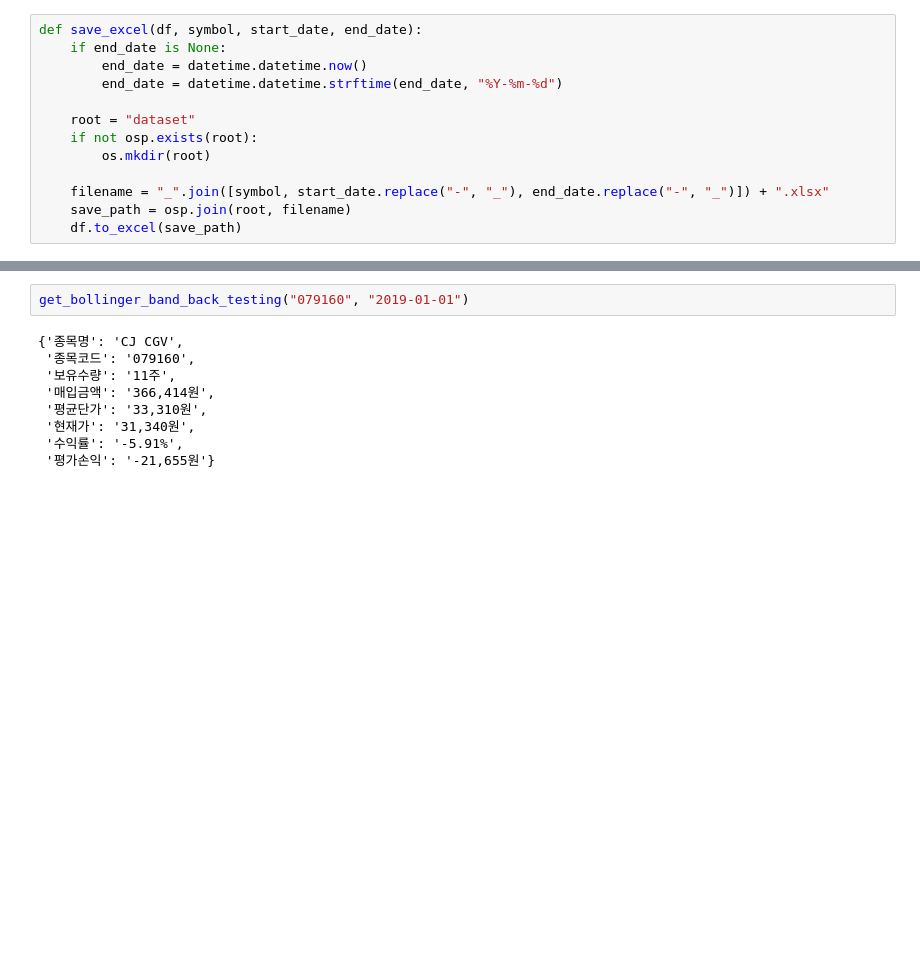
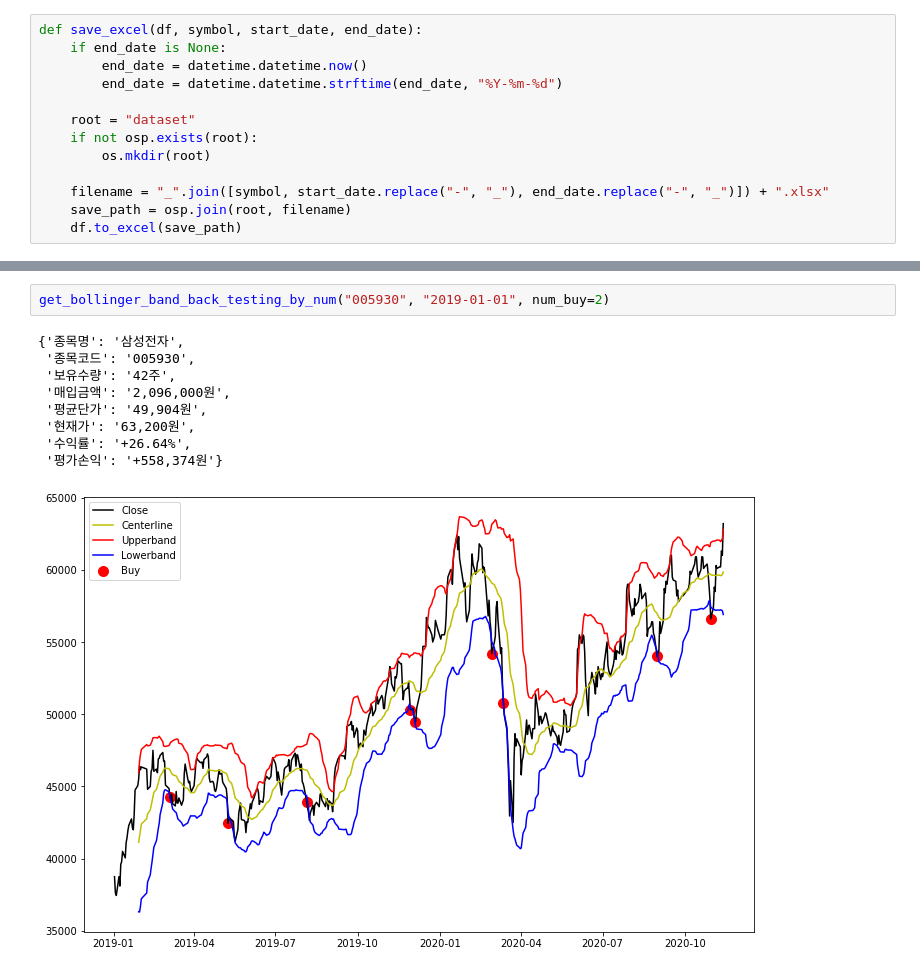
Before and after one commit to jjjCHA/stock_back_testing, a Jupyter notebook: get_bollinger_band_back_testing.ipynb, the cells around one changed output, grey strips where cells are left out. Saved outputs shown, nothing was run; the diff lists cells and outputs as text; blank space fills up the shorter version.

Commit message:
plotting graph is added & get bolinger band by price is added

```diff
--- a/get_bollinger_band_back_testing.ipynb
+++ b/get_bollinger_band_back_testing.ipynb
@@ -139,11 +184,12 @@ def get_bollinger_band_back_testing(symbol="005930", start_date="1990-01-01", en
 # %%
-get_bollinger_band_back_testing("079160", "2019-01-01")
+get_bollinger_band_back_testing_by_num("005930", "2019-01-01", num_buy=2)
 # %% [output]
-{'종목명': 'CJ CGV',
- '종목코드': '079160',
- '보유수량': '11주',
- '매입금액': '366,414원',
- '평균단가': '33,310원',
- '현재가': '31,340원',
- '수익률': '-5.91%',
- '평가손익': '-21,655원'}
+{'종목명': '삼성전자',
+ '종목코드': '005930',
+ '보유수량': '42주',
+ '매입금액': '2,096,000원',
+ '평균단가': '49,904원',
+ '현재가': '63,200원',
+ '수익률': '+26.64%',
+ '평가손익': '+558,374원'}
+[figure, added]
```
Also changed, not shown: parts of 5 cells of this notebook, 2 other files.
